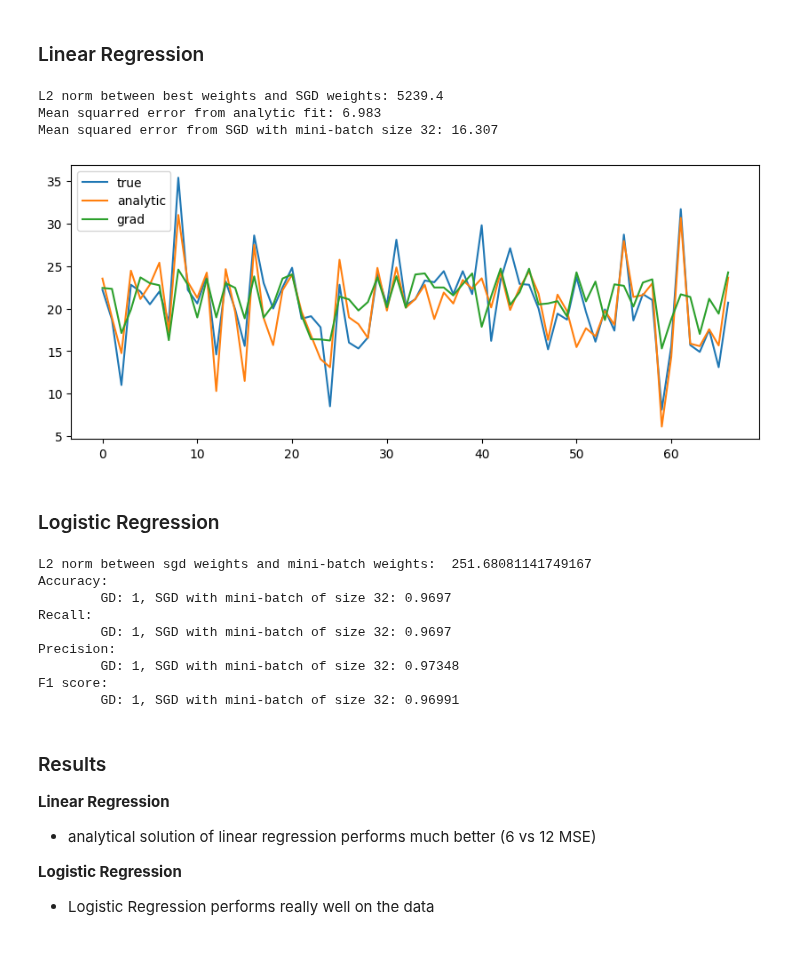
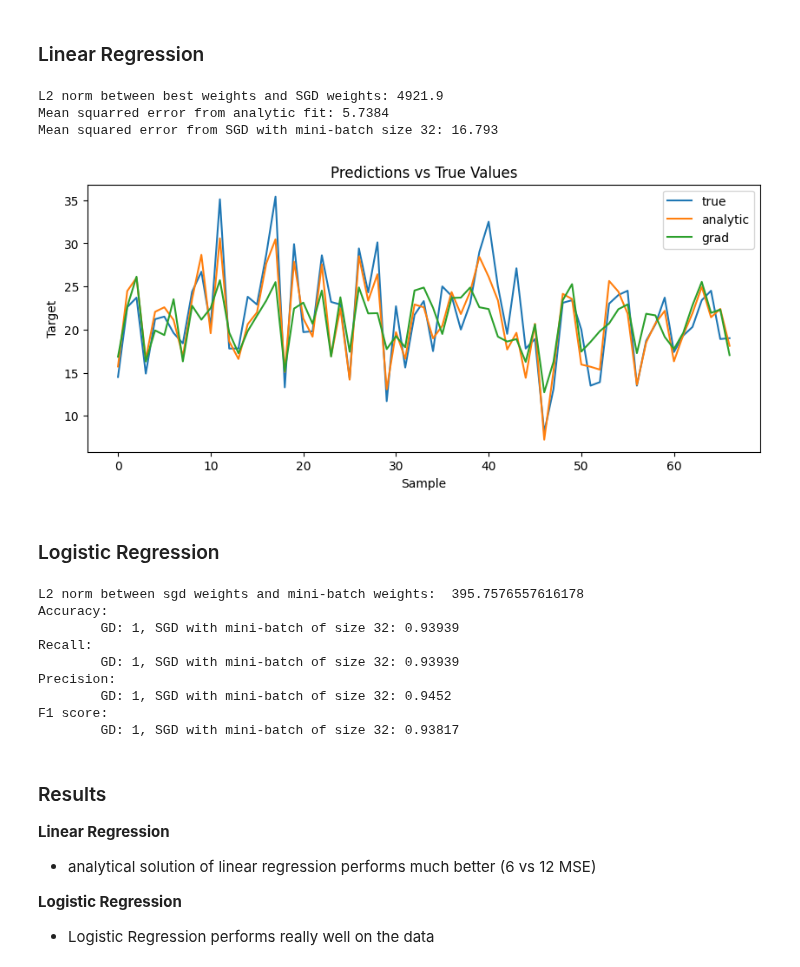
Before and after one commit to j-c-carr/Real-Estate-and-Wine-Quality-Prediction, a Jupyter notebook: experiments_test.ipynb, the cells around one changed output. Saved outputs shown, nothing was run; the diff lists cells and outputs as text; code cells hidden in the pictures.

```diff
--- a/experiments_test.ipynb
+++ b/experiments_test.ipynb
@@ -61,47 +60,49 @@ X_housing_train, X_housing_test = min_max_scale(X_housing_train, X_housing_test)
 # %%
 OPTIMIZER_KWARGS = {
     'batch_size': 32,
     'learning_rate': 0.1,
-    'max_iters': 1e4,
+    'max_iters': 1e5,
     'verbose': False
 }
 
-# Analytic fit
+# analytic fit
 lin_reg = LinearRegression()
 lin_reg.fit(X_housing_train, y_housing_train, analytic_fit=True, verbose=False)
 y_preds_with_analytic_fit = lin_reg.predict(X_housing_test)
 min_ms_error = mse(y_housing_test, lin_reg.predict(X_housing_test))
 w_analytic = np.copy(lin_reg.w)
 
-# Mini-batch SGD fit
+# mini-batch SGD fit
 log_reg = LogisticRegression()
 lin_reg.fit(X_housing_train, y_housing_train, optimizer_class=StochasticGradientDescent, **OPTIMIZER_KWARGS)
 y_preds_with_grad = lin_reg.predict(X_housing_test)
 ms_error = mse(y_housing_test, y_preds_with_grad)
 
-
+### Results ###
 print(f"L2 norm between best weights and SGD weights: {np.linalg.norm(w_analytic - lin_reg.w):.5g}")
 print(f"Mean squarred error from analytic fit: {min_ms_error:.5g}")
 print(f"Mean squared error from SGD with mini-batch size {OPTIMIZER_KWARGS['batch_size']}: {ms_error:.5g}")
 
-# plot results
 plt.figure(figsize=(10,4))
 plt.plot(y_housing_test, label='true')
 plt.plot(y_preds_with_analytic_fit, label='analytic')
 plt.plot(y_preds_with_grad, label='grad')
+plt.title('Predictions vs True Values')
+plt.xlabel('Sample')
+plt.ylabel('Target')
 plt.legend()
 plt.show()
 # %% [output]
-L2 norm between best weights and SGD weights: 5239.4
-Mean squarred error from analytic fit: 6.983
-Mean squared error from SGD with mini-batch size 32: 16.307
+L2 norm between best weights and SGD weights: 4921.9
+Mean squarred error from analytic fit: 5.7384
+Mean squared error from SGD with mini-batch size 32: 16.793
-[figure, old version]
+[figure, new version]
 # %% [markdown]
 ### Logistic Regression
 # %%
 BATCH_SIZE = 32
 OPTIMIZER_KWARGS = {
-    'max_iters': 4e4,
+    'max_iters': 1e5,
     'learning_rate': 0.05,
     'verbose': False
     }
@@ -113,20 +114,20 @@ y_wine_preds_gd = log_reg.predict(X_wine_test)
 w_gd = np.copy(log_reg.w)
 
 gd_accuracy = accuracy_score(y_wine_test, y_wine_preds_gd)
-gd_recall = recall_score(y_wine_test, y_wine_preds_gd, average='weighted')
-gd_precision = precision_score(y_wine_test, y_wine_preds_gd, average='weighted')
-gd_f1_score = f1_score(y_wine_test, y_wine_preds_gd, average='weighted')
+gd_recall = recall_score(y_wine_test, y_wine_preds_gd)
+gd_precision = precision_score(y_wine_test, y_wine_preds_gd)
+gd_f1_score = f1_score(y_wine_test, y_wine_preds_gd)
 
-# SGD fit
+# mini-batch SGD fit
 log_reg = LogisticRegression()
 log_reg.fit(X_wine_train, y_wine_train, optimizer_class=StochasticGradientDescent, batch_size=BATCH_SIZE, **OPTIMIZER_KWARGS)
 y_wine_preds_sgd = log_reg.predict(X_wine_test)
 w_sgd = np.copy(log_reg.w)
 
 sgd_accuracy = accuracy_score(y_wine_test, y_wine_preds_sgd)
-sgd_recall = recall_score(y_wine_test, y_wine_preds_sgd, average='weighted')
-sgd_precision = precision_score(y_wine_test, y_wine_preds_sgd, average='weighted')
-sgd_f1_score = f1_score(y_wine_test, y_wine_preds_sgd, average='weighted')
+sgd_recall = recall_score(y_wine_test, y_wine_preds_sgd)
+sgd_precision = precision_score(y_wine_test, y_wine_preds_sgd)
+sgd_f1_score = f1_score(y_wine_test, y_wine_preds_sgd)
 
 print("L2 norm between sgd weights and mini-batch weights: ", np.linalg.norm(w_gd - w_sgd))
 print(f"Accuracy:\n \tGD: {gd_accuracy:.5g}, SGD with mini-batch of size {BATCH_SIZE}: {sgd_accuracy:.5g}")
@@ -134,15 +135,15 @@ print(f"Recall:\n \tGD: {gd_recall:.5g}, SGD with mini-batch of size {BATCH_SIZE
 print(f"Precision:\n \tGD: {gd_precision:.5g}, SGD with mini-batch of size {BATCH_SIZE}: {sgd_precision:.5g}")
 print(f"F1 score:\n \tGD: {gd_f1_score:.5g}, SGD with mini-batch of size {BATCH_SIZE}: {sgd_f1_score:.5g}")
 # %% [output]
-L2 norm between sgd weights and mini-batch weights:  251.68081141749167
+L2 norm between sgd weights and mini-batch weights:  395.7576557616178
 Accuracy:
-        GD: 1, SGD with mini-batch of size 32: 0.9697
+        GD: 1, SGD with mini-batch of size 32: 0.93939
 Recall:
-        GD: 1, SGD with mini-batch of size 32: 0.9697
+        GD: 1, SGD with mini-batch of size 32: 0.93939
 Precision:
-        GD: 1, SGD with mini-batch of size 32: 0.97348
+        GD: 1, SGD with mini-batch of size 32: 0.9452
 F1 score:
-        GD: 1, SGD with mini-batch of size 32: 0.96991
+        GD: 1, SGD with mini-batch of size 32: 0.93817
 # %% [markdown]
 ### Results
 
```
Also changed, not shown: parts of 10 cells of this notebook, 3 other files.
